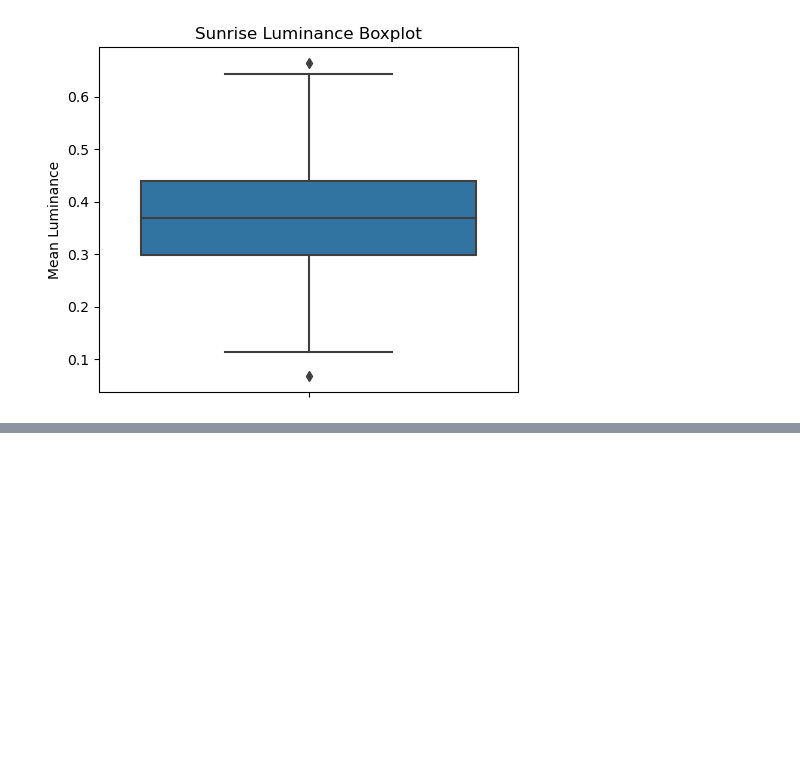
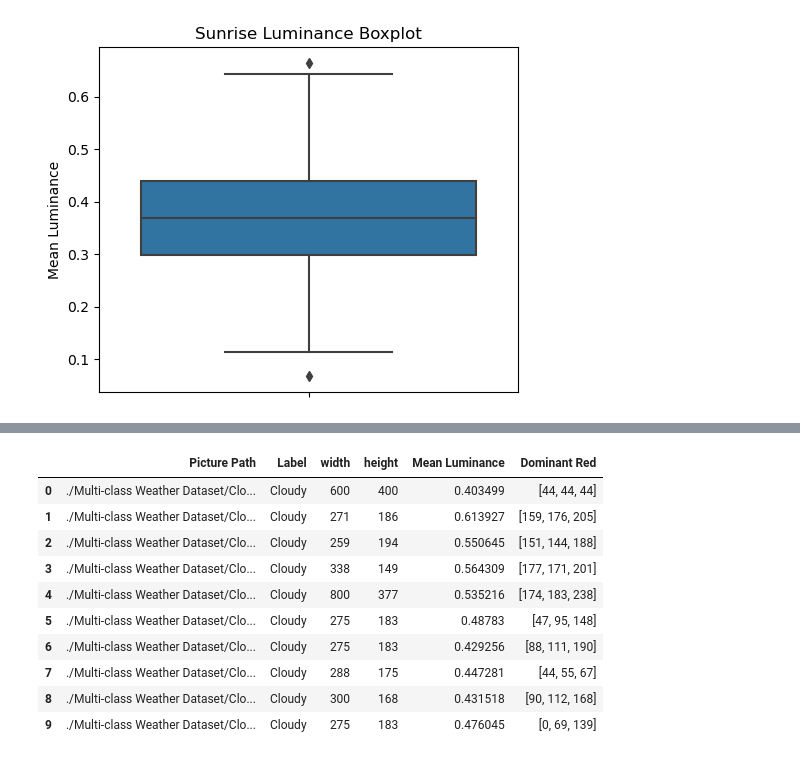
Before and after one commit to Jalalbaim/Rain-Or-Shine, a Jupyter notebook: Model.ipynb, the cells around one changed output, grey strips where cells are left out. Saved outputs shown, nothing was run; the diff lists cells and outputs as text; code cells hidden in the pictures; blank space fills up the shorter version.

```diff
--- a/Model.ipynb
+++ b/Model.ipynb
@@ -422,0 +571,14 @@ results['Cloudy']
+# %%
+df.head(10)
+# %% [output]
+|  | Picture Path | Label | width | height | Mean Luminance | Dominant Red |
+| 0 | ./Multi-class Weather Dataset/Clo... | Cloudy | 600 | 400 | 0.403499 | [44, 44, 44] |
+| 1 | ./Multi-class Weather Dataset/Clo... | Cloudy | 271 | 186 | 0.613927 | [159, 176, 205] |
+| 2 | ./Multi-class Weather Dataset/Clo... | Cloudy | 259 | 194 | 0.550645 | [151, 144, 188] |
+| 3 | ./Multi-class Weather Dataset/Clo... | Cloudy | 338 | 149 | 0.564309 | [177, 171, 201] |
+| 4 | ./Multi-class Weather Dataset/Clo... | Cloudy | 800 | 377 | 0.535216 | [174, 183, 238] |
+| 5 | ./Multi-class Weather Dataset/Clo... | Cloudy | 275 | 183 | 0.48783 | [47, 95, 148] |
+| 6 | ./Multi-class Weather Dataset/Clo... | Cloudy | 275 | 183 | 0.429256 | [88, 111, 190] |
+| 7 | ./Multi-class Weather Dataset/Clo... | Cloudy | 288 | 175 | 0.447281 | [44, 55, 67] |
+| 8 | ./Multi-class Weather Dataset/Clo... | Cloudy | 300 | 168 | 0.431518 | [90, 112, 168] |
+| 9 | ./Multi-class Weather Dataset/Clo... | Cloudy | 275 | 183 | 0.476045 | [0, 69, 139] |
```
Also changed, not shown: parts of 8 cells of this notebook, 1 other file.
